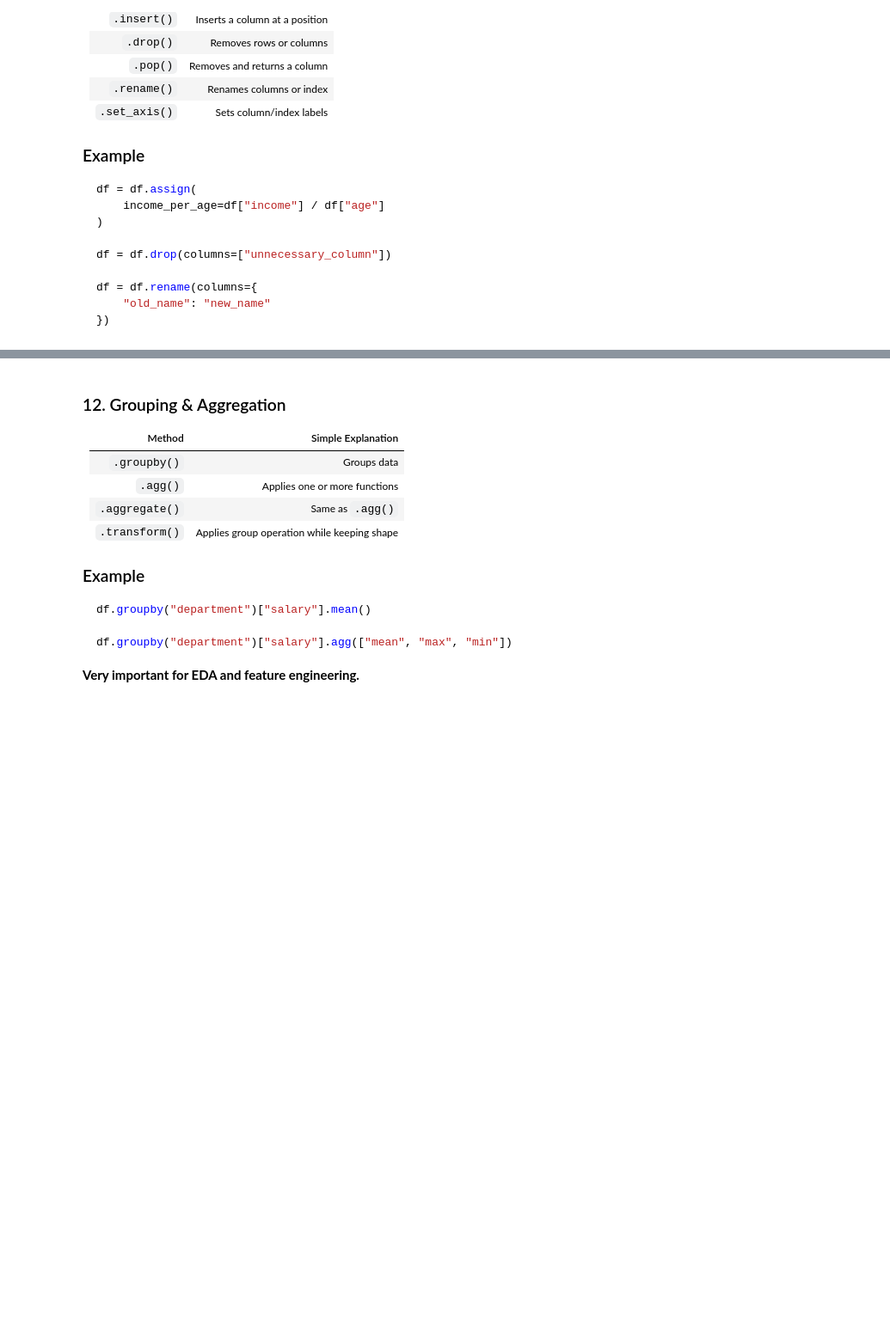
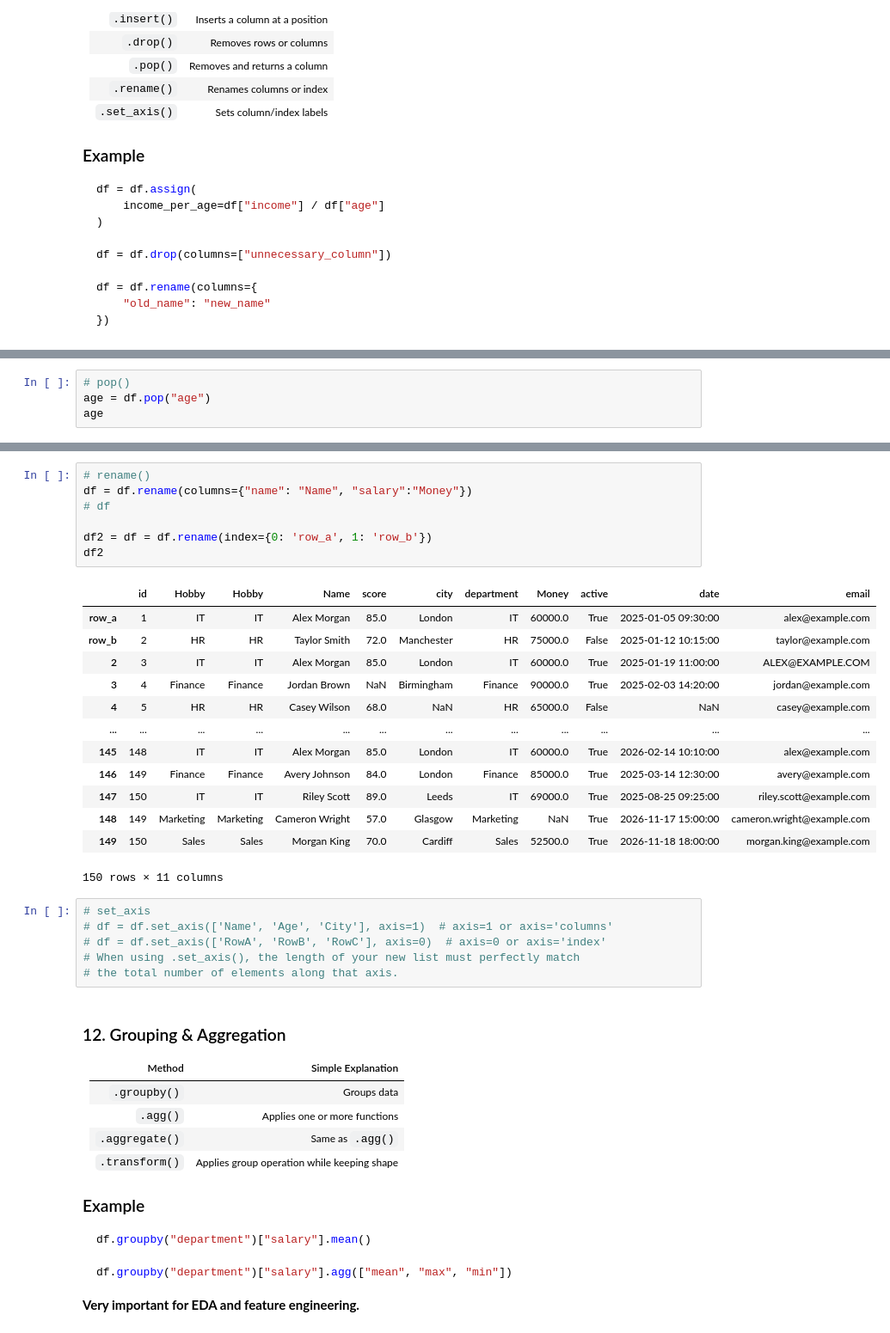
Before and after one commit to zaibgray/pandas, a Jupyter notebook: pandas.ipynb, the cells around one changed output, grey strips where cells are left out. Shown at 86% size. Saved outputs shown, nothing was run; the diff lists cells and outputs as text; blank space fills up the shorter version.

```diff
--- a/pandas.ipynb
+++ b/pandas.ipynb
@@ -2921,0 +3003,4 @@ df = df.rename(columns={
+# %%
+# pop()
+age = df.pop("age")
+age
@@ -2922,3 +3020,30 @@ df = df.rename(columns={
+# %%
+# rename()
+df = df.rename(columns={"name": "Name", "salary":"Money"})
+# df
+
+df2 = df = df.rename(index={0: 'row_a', 1: 'row_b'})
+df2
+# %% [output]
+|  | id | Hobby | Hobby | Name | score | city | department | Money | active | date | email |
+| row_a | 1 | IT | IT | Alex Morgan | 85.0 | London | IT | 60000.0 | True | 2025-01-05 09:30:00 | alex@example.com |
+| row_b | 2 | HR | HR | Taylor Smith | 72.0 | Manchester | HR | 75000.0 | False | 2025-01-12 10:15:00 | taylor@example.com |
+| 2 | 3 | IT | IT | Alex Morgan | 85.0 | London | IT | 60000.0 | True | 2025-01-19 11:00:00 | ALEX@EXAMPLE.COM |
+| 3 | 4 | Finance | Finance | Jordan Brown | NaN | Birmingham | Finance | 90000.0 | True | 2025-02-03 14:20:00 | jordan@example.com |
+| 4 | 5 | HR | HR | Casey Wilson | 68.0 | NaN | HR | 65000.0 | False | NaN | casey@example.com |
+| ... | ... | ... | ... | ... | ... | ... | ... | ... | ... | ... | ... |
+| 145 | 148 | IT | IT | Alex Morgan | 85.0 | London | IT | 60000.0 | True | 2026-02-14 10:10:00 | alex@example.com |
+| 146 | 149 | Finance | Finance | Avery Johnson | 84.0 | London | Finance | 85000.0 | True | 2025-03-14 12:30:00 | avery@example.com |
+| 147 | 150 | IT | IT | Riley Scott | 89.0 | Leeds | IT | 69000.0 | True | 2025-08-25 09:25:00 | riley.scott@example.com |
+| 148 | 149 | Marketing | Marketing | Cameron Wright | 57.0 | Glasgow | Marketing | NaN | True | 2026-11-17 15:00:00 | cameron.wright@example.com |
+| 149 | 150 | Sales | Sales | Morgan King | 70.0 | Cardiff | Sales | 52500.0 | True | 2026-11-18 18:00:00 | morgan.king@example.com |
+150 rows × 11 columns
+# %%
+# set_axis
+# df = df.set_axis(['Name', 'Age', 'City'], axis=1)  # axis=1 or axis='columns'
+# df = df.set_axis(['RowA', 'RowB', 'RowC'], axis=0)  # axis=0 or axis='index'
+# When using .set_axis(), the length of your new list must perfectly match
+# the total number of elements along that axis.
 # %% [markdown]
 ### 12. Grouping & Aggregation
 
```
Also changed, not shown: parts of 6 cells of this notebook.
